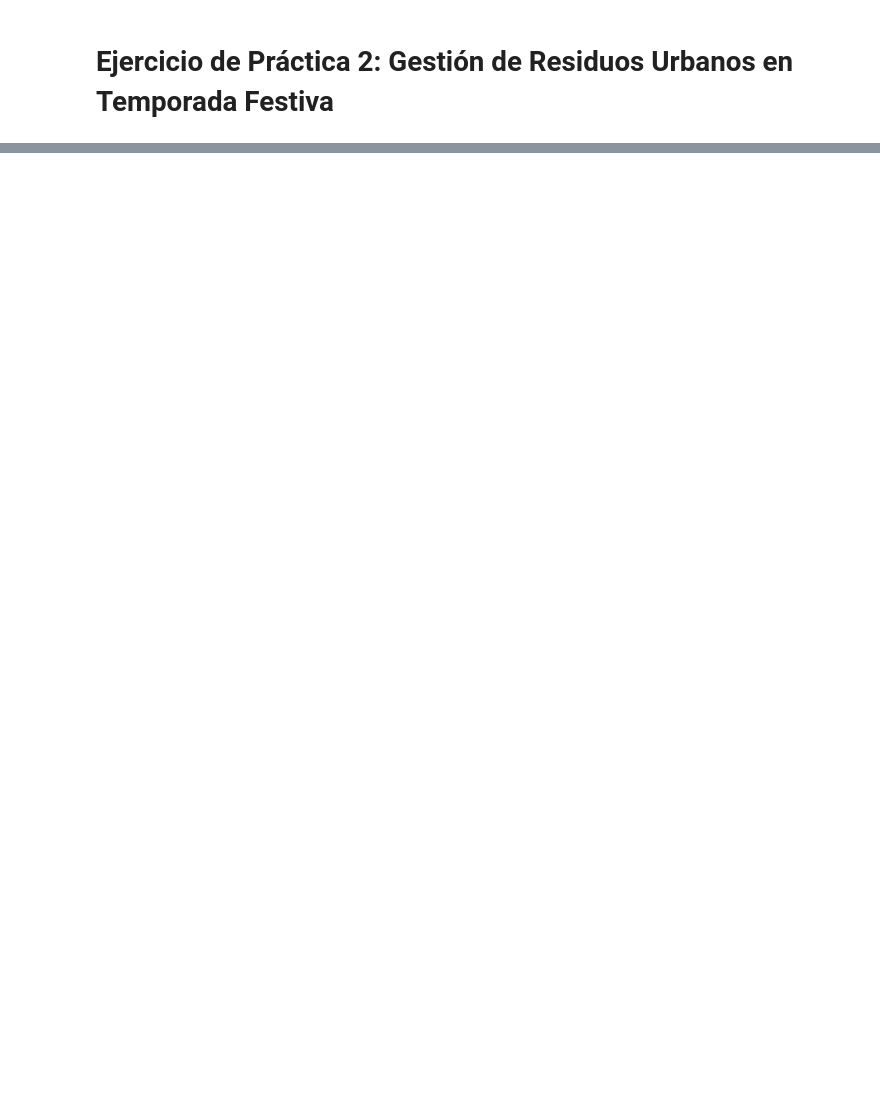
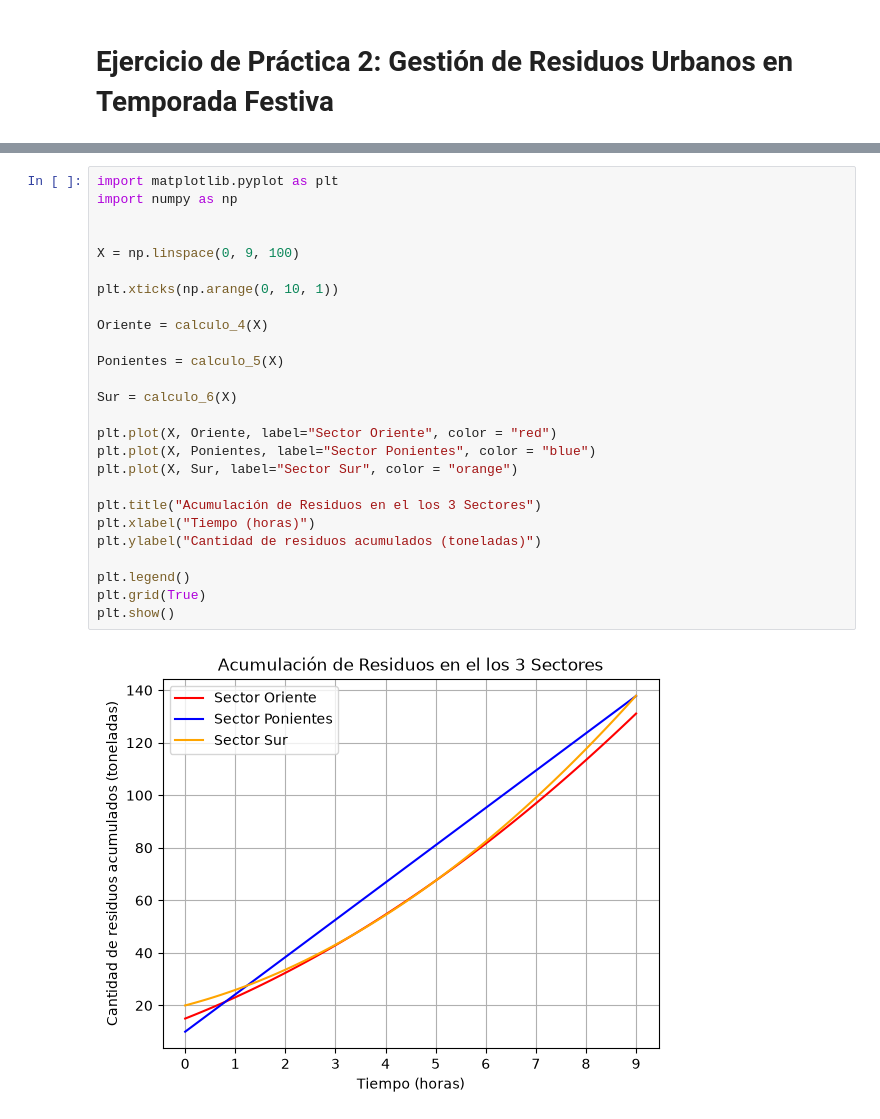
Before and after one commit to Deybi-hud/matematicas-aplicadas, a Jupyter notebook: Actividades/Preparación_Taller_1.ipynb, the cells around one changed output, grey strips where cells are left out. Cells and saved outputs as stored; diff of their text form; blank space fills up the shorter version.

```diff
--- a/Actividades/Preparación_Taller_1.ipynb
+++ b/Actividades/Preparación_Taller_1.ipynb
@@ -36,0 +127,28 @@ def calculo_1 (tiempo):
+# %%
+import matplotlib.pyplot as plt
+import numpy as np
+
+
+X = np.linspace(0, 9, 100)
+
+plt.xticks(np.arange(0, 10, 1))
+
+Oriente = calculo_4(X)
+
+Ponientes = calculo_5(X)
+
+Sur = calculo_6(X)
+
+plt.plot(X, Oriente, label="Sector Oriente", color = "red")
+plt.plot(X, Ponientes, label="Sector Ponientes", color = "blue")
+plt.plot(X, Sur, label="Sector Sur", color = "orange")
+
+plt.title("Acumulación de Residuos en el los 3 Sectores")
+plt.xlabel("Tiempo (horas)")
+plt.ylabel("Cantidad de residuos acumulados (toneladas)")
+
+plt.legend()
+plt.grid(True)
+plt.show()
+# %% [output]
+[figure, added]
```
Also changed, not shown: parts of 7 cells of this notebook.
